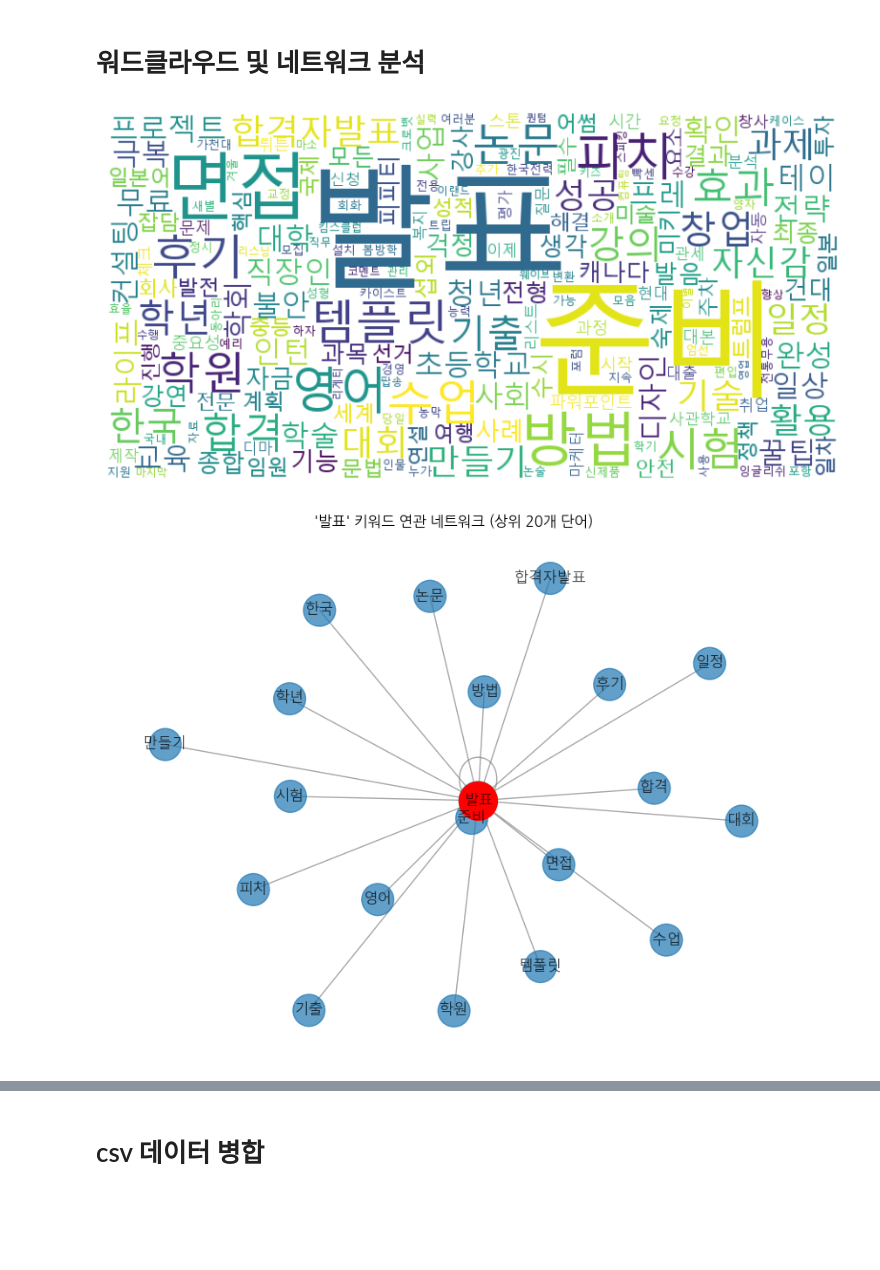
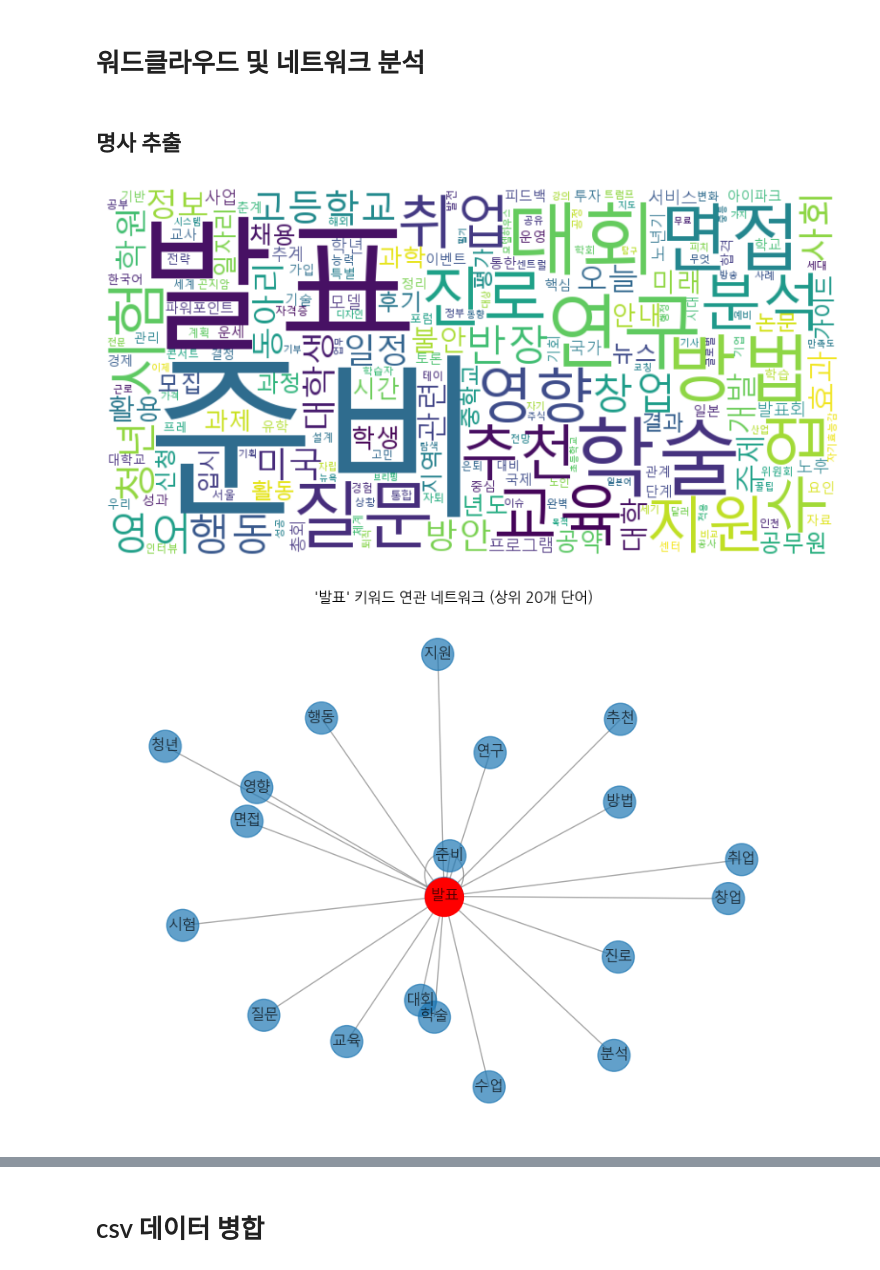
Before and after one commit to OnyX0000/Presentation-Agent, a Jupyter notebook: code/JK/news_crawling.ipynb, the cells around one changed output, grey strips where cells are left out. Drawn from its saved outputs; the diff is of its cells as text; code cells hidden in the pictures; blank space fills up the shorter version.

```diff
--- a/code/JK/news_crawling.ipynb
+++ b/code/JK/news_crawling.ipynb
@@ -140,6 +140,8 @@ df
 137 rows × 2 columns
 # %% [markdown]
 # 워드클라우드 및 네트워크 분석
+# %% [markdown]
+## 명사 추출
 # %%
 import pandas as pd
 import matplotlib.pyplot as plt
@@ -163,7 +165,7 @@ def preprocess_text(text):
     text = re.sub(r"[^가-힣\s]", "", text)  # 한글 이외 문자 제거
     okt = Okt()
     words = okt.nouns(text)  # 명사 추출
-    stopwords = []  # 불용어 목록 추가 가능
+    stopwords = ['대한', '한국', '통일', '선거', '정책']  # 불용어 목록 추가 가능
     words = [word for word in words if word not in stopwords and len(word) > 1]  # 불용어 제거 및 한 글자 단어 제외
     return words
 
@@ -207,34 +209,34 @@ def generate_keyword_network(words, target_word="발표", top_n=20):
     node_sizes[target_word] = 1000  # "발표" 크기 고정 (너무 커지지 않도록 조정)
 
     # 네트워크 그래프 시각화
     plt.figure(figsize=(8, 6))
     pos = nx.spring_layout(G, seed=42)  # 그래프 레이아웃 설정
     nx.draw(G, pos, with_labels=True, font_family="Malgun Gothic",
             node_size=[node_sizes[node] for node in G.nodes()], edge_color="gray", alpha=0.7, font_size=12)
 
     # 강조 표시 (중앙 노드 "발표" 키워드)
     if target_word in G.nodes:
         nx.draw_networkx_nodes(G, pos, nodelist=[target_word],
                                node_color="red", node_size=1000)  # "발표" 크기 고정
 
     plt.title(f"'{target_word}' 키워드 연관 네트워크 (상위 {top_n}개 단어)")
     plt.show()
 
 # 5. 실행 파이프라인
 def main(csv_file):
     """전체 데이터 분석 실행"""
     df = load_data(csv_file)  # CSV 파일 로드
     all_words = []
 
-    for title in df["Title"]:  # 모든 제목에 대해 전처리
+    for title in df["title"]:  # 모든 제목에 대해 전처리
         all_words.extend(preprocess_text(str(title)))
 
     generate_wordcloud(all_words)  # 워드클라우드 실행
     generate_keyword_network(all_words)  # 네트워크 분석 실행
 
 # 실행 예시
-csv_file = "../../data/csv/naver_blog_posts.csv"  # 크롤링된 CSV 파일 경로
+csv_file = "../../data/csv/collection.csv"
 main(csv_file)
 # %% [output]
-[figure, old version]
+[figure, new version]
-[figure, old version]
+[figure, new version]
```
Also changed, not shown: parts of 2 cells of this notebook.
